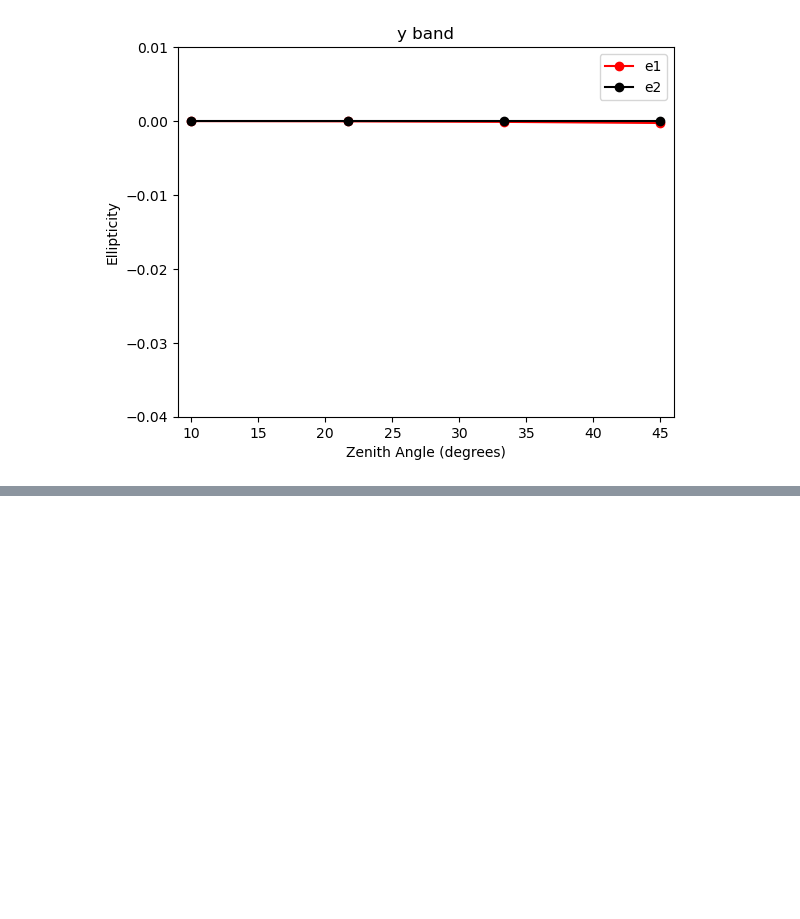
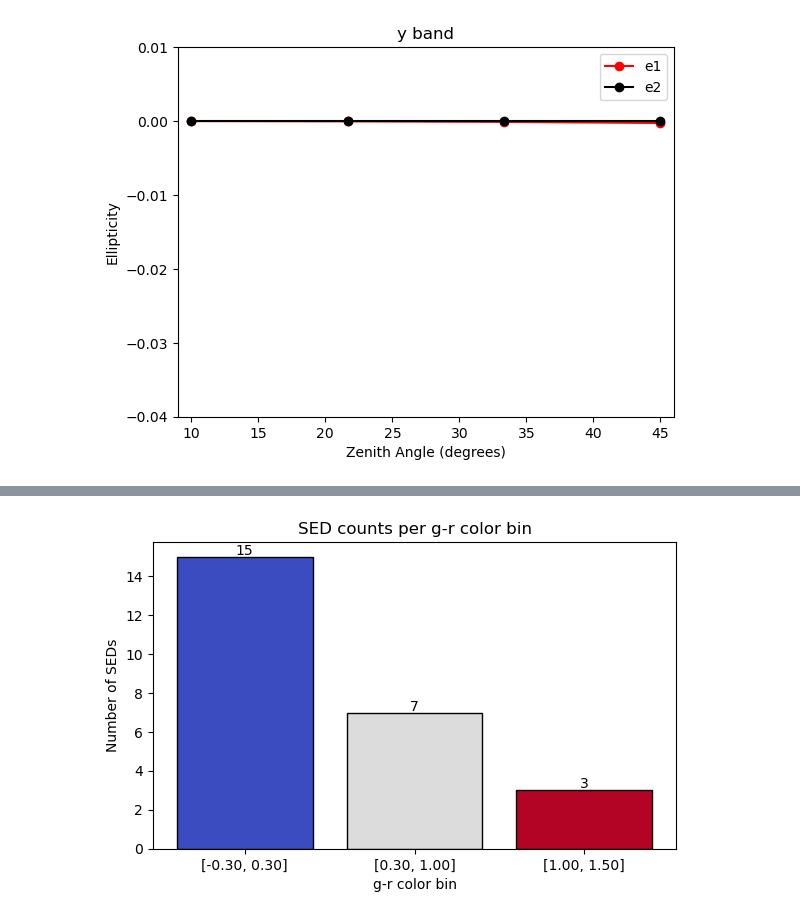
Before and after one commit to LSSTDESC/DifferentialCR, a Jupyter notebook: simulate_DCR2.ipynb, the cells around one changed output, grey strips where cells are left out. Saved outputs shown, nothing was run; the diff lists cells and outputs as text; code cells hidden in the pictures; blank space fills up the shorter version.

```diff
--- a/simulate_DCR2.ipynb
+++ b/simulate_DCR2.ipynb
@@ -207,0 +253,29 @@ Text(0, 0.5, 'Ellipticity e1')
+# %%
+# Histogram of counts per g-r color bin
+counts = []
+labels = []
+bar_colors = []
+cmap = plt.cm.coolwarm
+
+for b in range(n_bins):
+    if b == n_bins - 1:
+        mask = (gr_colors >= bin_edges[b]) & (gr_colors <= bin_edges[b + 1])
+    else:
+        mask = (gr_colors >= bin_edges[b]) & (gr_colors < bin_edges[b + 1])
+    counts.append(mask.sum())
+    labels.append(f'[{bin_edges[b]:.2f}, {bin_edges[b+1]:.2f}]')
+    bar_colors.append(cmap(b / (n_bins - 1)))
+
+fig, ax = plt.subplots(figsize=(6, 4))
+ax.bar(range(n_bins), counts, color=bar_colors, edgecolor='k')
+ax.set_xticks(range(n_bins))
+ax.set_xticklabels(labels)
+ax.set_xlabel('g-r color bin')
+ax.set_ylabel('Number of SEDs')
+ax.set_title('SED counts per g-r color bin')
+for i, c in enumerate(counts):
+    ax.text(i, c + 0.1, str(c), ha='center', fontsize=10)
+plt.tight_layout()
+plt.show()
+# %% [output]
+[figure, added]
```
Also changed, not shown: parts of 3 cells of this notebook.
